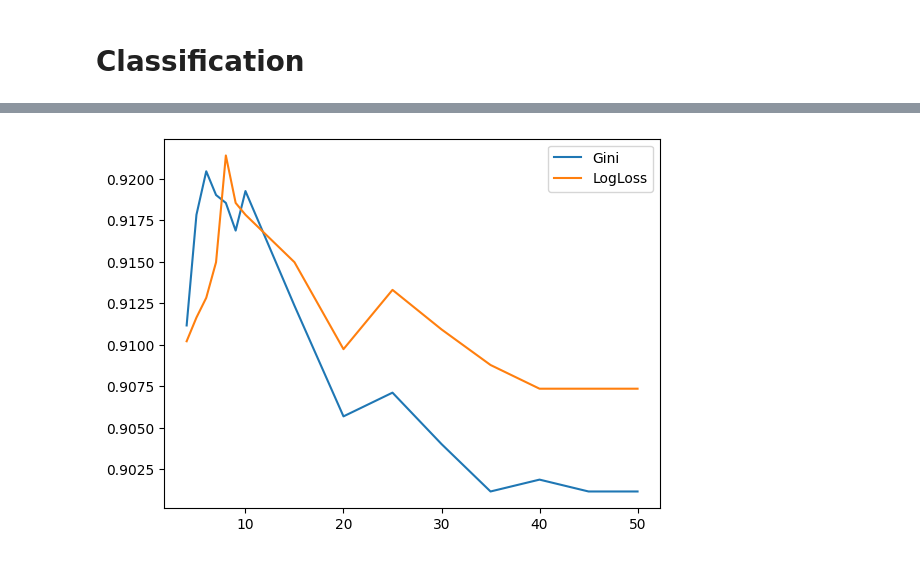
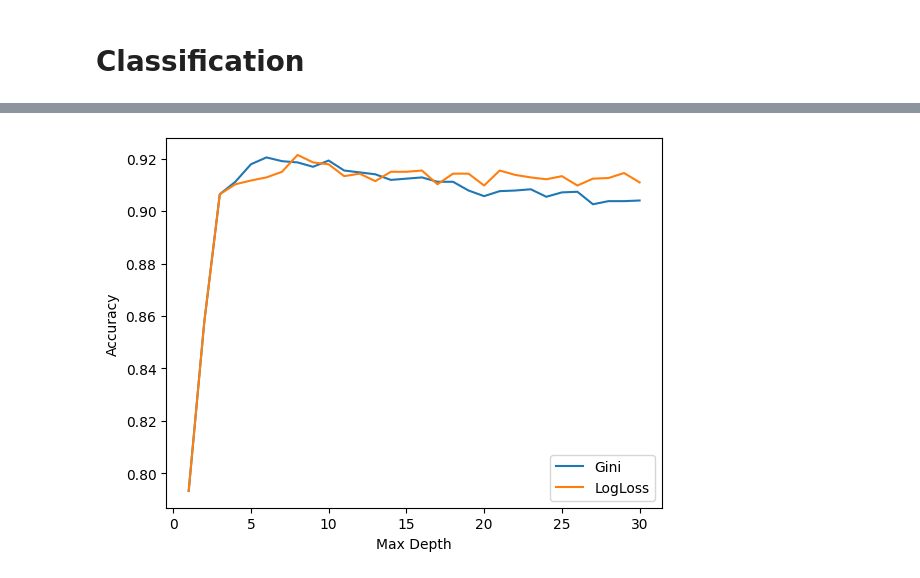
Before and after one commit to joyce922/DAT550Project, a Jupyter notebook: DAT550-PROJECT.ipynb, the cells around one changed output, grey strips where cells are left out. Cells and saved outputs as stored; diff of their text form; code cells hidden in the pictures.

```diff
--- a/DAT550-PROJECT.ipynb
+++ b/DAT550-PROJECT.ipynb
@@ -566,11 +737,16 @@ Accuracy: 75.18%
 # %%
 # Testing various max depths for the decision tree classifier.
-maxdepths = [4, 5, 6, 7, 8, 9, 10, 15, 20, 25, 30, 35, 40, 45, 50]
+# This takes approximately 10 mins to run.
+maxDepths = np.arange(1, 31) # Testing max_depth values between 1 and 30
 criterions = ['gini', 'log_loss'] # Could also test for "entropy" here, but given that this is a binary classification problem, they result in the same outcome.
-DTParametersDF = pd.DataFrame(columns=["Criterion", "MaxDepth", "Accuracy"])
+DTParametersDF = pd.DataFrame(columns=[
+    "Criterion", "MaxDepth", "Accuracy",
+    "PrecisionTrue", "PrecisionFalse", "RecallTrue",
+    "RecallFalse", "F1True", "F1False"
+])
 
 for criterion in criterions:
-    for depth in maxdepths:
+    for depth in maxDepths:
         pipeline = Pipeline([
             ('vect', CountVectorizer()),
             ('tfidf', TfidfTransformer()),
@@ -582,7 +758,17 @@ for criterion in criterions:
         model = pipeline.fit(X_train, y_train)
         prediction = model.predict(X_test)
         accuracy = accuracy_score(y_test, prediction)
-        DTParametersDF = pd.concat([pd.DataFrame([[criterion, depth, accuracy]], columns=DTParametersDF.columns), DTParametersDF], ignore_index=True)
+        precisionTrue = metrics.precision_score(y_test, prediction, pos_label="true")
+        precisionFalse = metrics.precision_score(y_test, prediction, pos_label="false")
+        recallTrue = metrics.recall_score(y_test, prediction, pos_label="true")
+        recallFalse = metrics.recall_score(y_test, prediction, pos_label="false")
+        f1True = metrics.f1_score(y_test, prediction, pos_label="true")
+        f1False = metrics.f1_score(y_test, prediction, pos_label="false")
+
+        DTParametersDF = pd.concat([pd.DataFrame(
+            [[criterion, depth, accuracy, precisionTrue, precisionFalse, recallTrue, recallFalse, f1True, f1False]],
+            columns=DTParametersDF.columns), DTParametersDF], ignore_index=True
+        )
 # %%
 DTParametersDF.head()
 # %% [output]
@@ -595,7 +781,10 @@ DTParametersDF.head()
 # %%
-plt.plot(DTParametersDF[DTParametersDF["Criterion"] == "gini"]["MaxDepth"], DTParametersDF[DTParametersDF["Criterion"] == "gini"]["Accuracy"], label="Gini")
-plt.plot(DTParametersDF[DTParametersDF["Criterion"] == "log_loss"]["MaxDepth"], DTParametersDF[DTParametersDF["Criterion"] == "log_loss"]["Accuracy"], label="LogLoss")
-plt.legend()
-plt.show()
+fig = plt.figure()
+ax = fig.subplots()
+ax.plot(DTParametersDF[DTParametersDF["Criterion"] == "gini"]["MaxDepth"], DTParametersDF[DTParametersDF["Criterion"] == "gini"]["Accuracy"], label="Gini")
+ax.plot(DTParametersDF[DTParametersDF["Criterion"] == "log_loss"]["MaxDepth"], DTParametersDF[DTParametersDF["Criterion"] == "log_loss"]["Accuracy"], label="LogLoss")
+ax.legend()
+ax.set_xlabel("Max Depth")
+_ = ax.set_ylabel("Accuracy")
 # %% [output]
-[figure, old version]
+[figure, new version]
```
Also changed, not shown: parts of 30 cells of this notebook, 1 other file.
